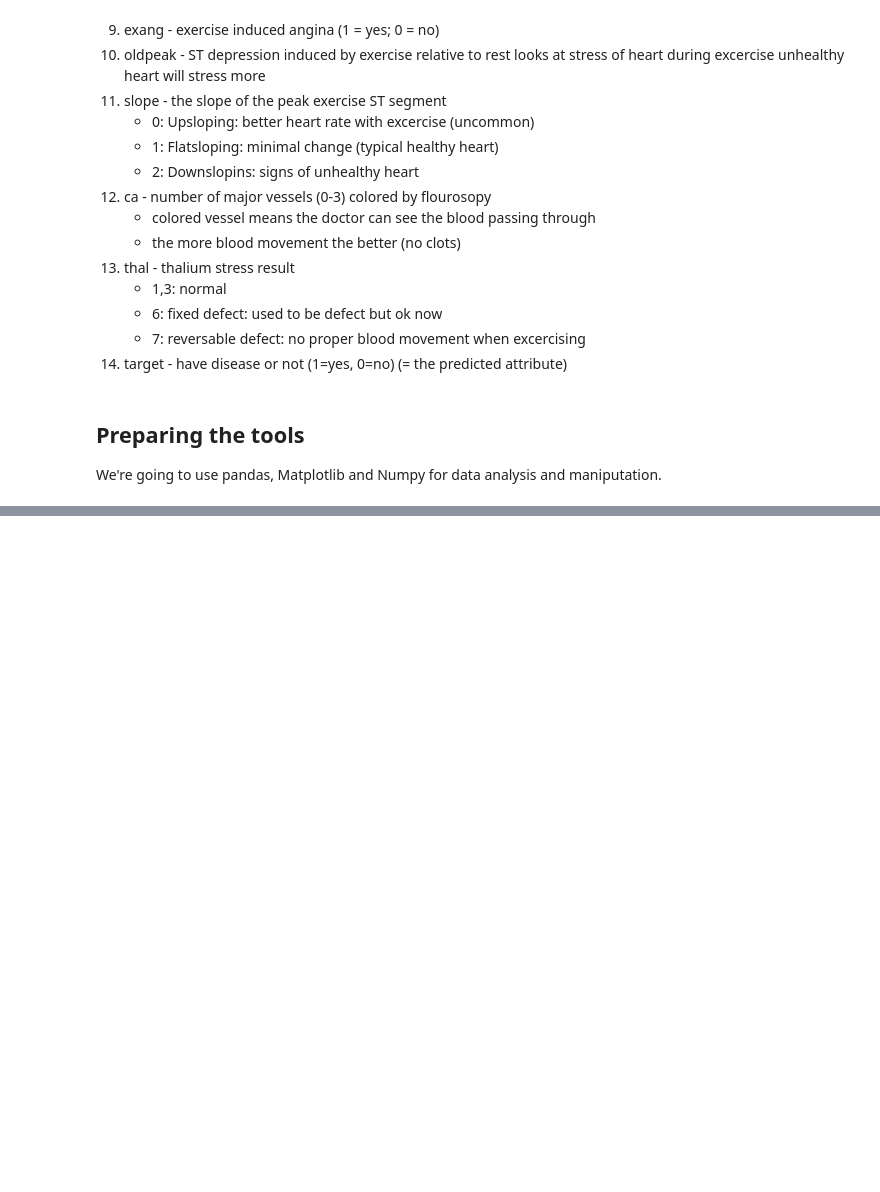
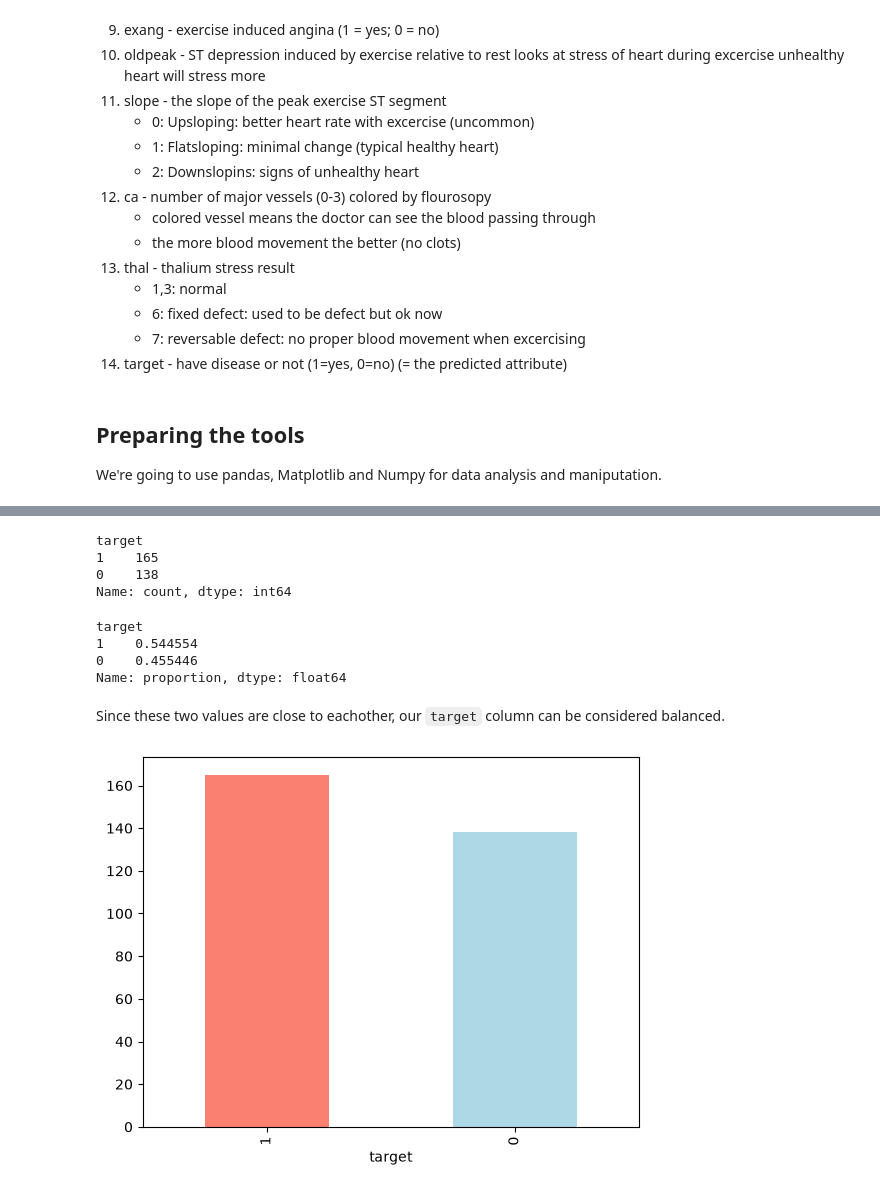
Before and after one commit to khushiraj-hash/heart-disease-project, a Jupyter notebook: heart_disease_prediction.ipynb, the cells around one changed output, grey strips where cells are left out. Saved outputs shown, nothing was run; the diff lists cells and outputs as text; code cells hidden in the pictures; blank space fills up the shorter version.

Commit message:
Completed data loading and initial EDA

```diff
--- a/heart_disease_prediction.ipynb
+++ b/heart_disease_prediction.ipynb
@@ -76,0 +99,3 @@ import seaborn as sns
+# %%
+df = pd.read_csv("heart-disease.csv")
+df.shape #(rows, cloumns)
@@ -76,0 +132,23 @@ import seaborn as sns
+# %%
+# Let's see how many positive (1) and negative (0) samples we have in our DataFrame
+df.target.value_counts()
+# %% [output]
+target
+1    165
+0    138
+Name: count, dtype: int64
+# %%
+# Normalized value counts
+df.target.value_counts(normalize=True)
+# %% [output]
+target
+1    0.544554
+0    0.455446
+Name: proportion, dtype: float64
+# %% [markdown]
+Since these two values are close to eachother, our `target` column can be considered balanced.
+# %%
+# Plotting the value counts with a bar graph
+df.target.value_counts().plot(kind="bar", color=["salmon", "lightblue"]);
+# %% [output]
+[figure, added]
```
Also changed, not shown: parts of 18 cells of this notebook.
